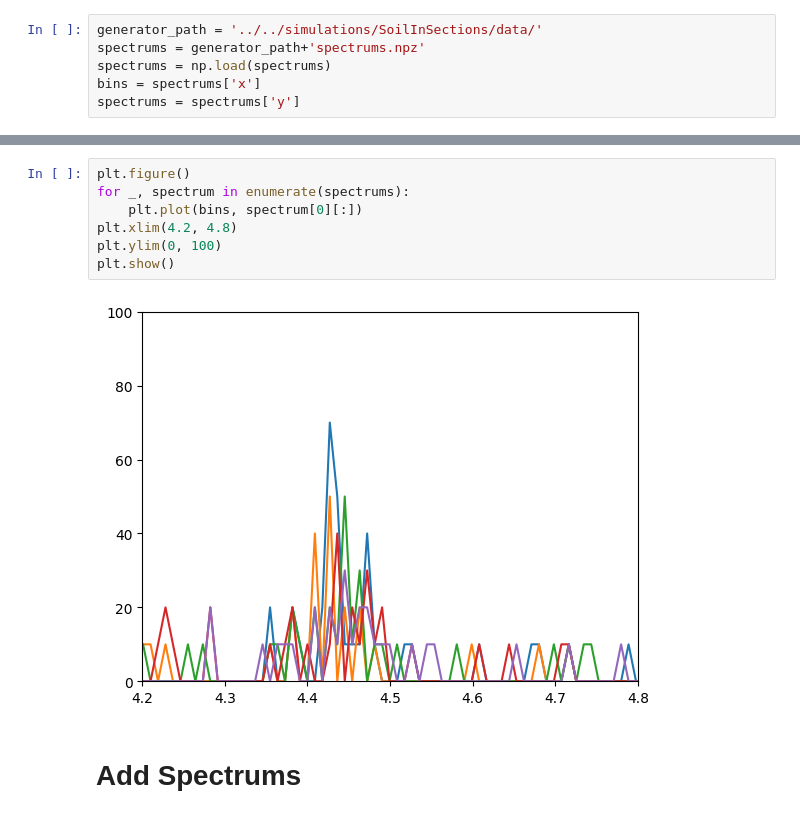
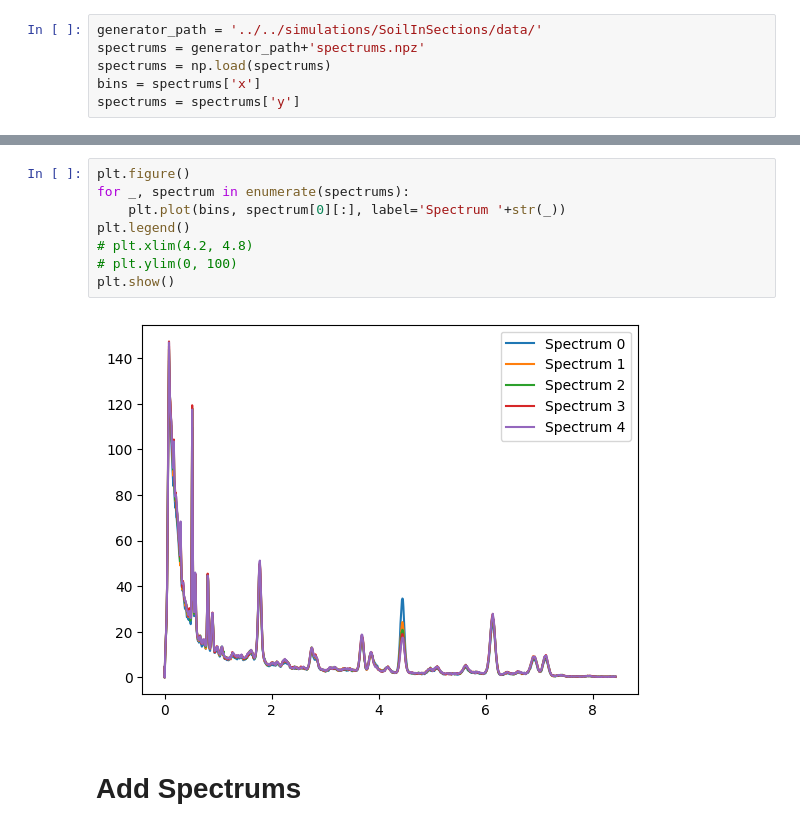
Before and after one commit to JoseACortes/USDAFall2024, a Jupyter notebook: Analysis/SoilInSections/inspect.ipynb, the cells around one changed output, grey strips where cells are left out. Drawn from its saved outputs; the diff is of its cells as text.

```diff
--- a/Analysis/SoilInSections/inspect.ipynb
+++ b/Analysis/SoilInSections/inspect.ipynb
@@ -34,12 +42,13 @@ spectrums = spectrums['y']
 # %%
 plt.figure()
 for _, spectrum in enumerate(spectrums):
-    plt.plot(bins, spectrum[0][:])
-plt.xlim(4.2, 4.8)
-plt.ylim(0, 100)
+    plt.plot(bins, spectrum[0][:], label='Spectrum '+str(_))
+plt.legend()
+# plt.xlim(4.2, 4.8)
+# plt.ylim(0, 100)
 plt.show()
 # %% [output]
-[figure, old version]
+[figure, new version]
 # %% [markdown]
 # Add Spectrums
 # %%
```
Also changed, not shown: parts of 3 cells of this notebook, 28 other files.
